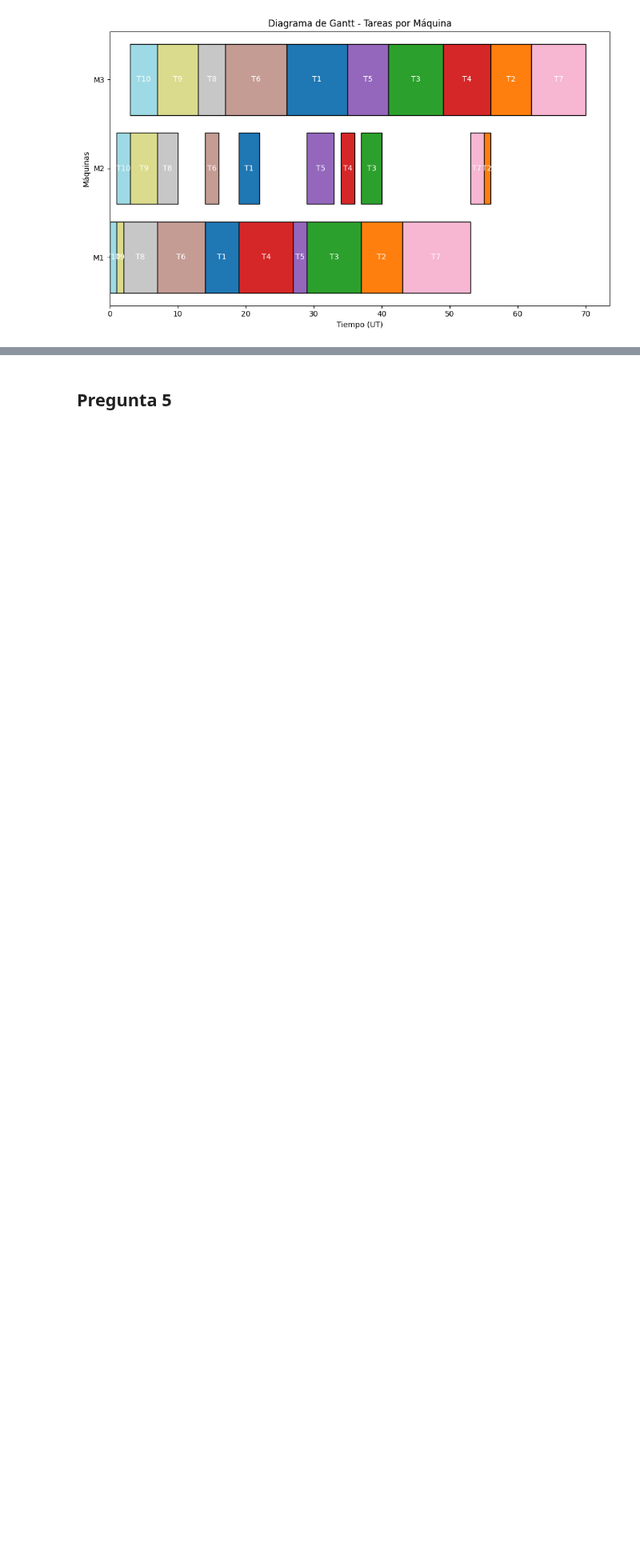
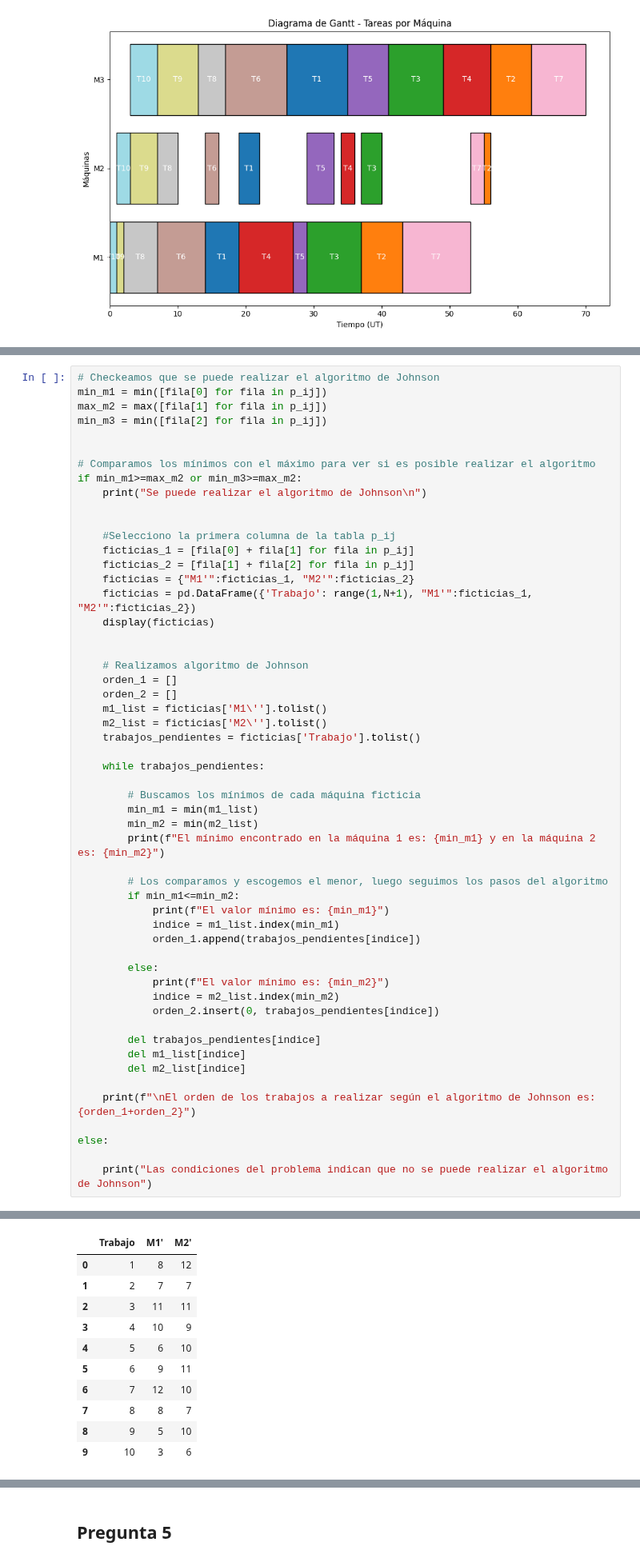
Before and after one commit to Mario-Rivera-A/Tarea2_GOA, a Jupyter notebook: tarea 2.ipynb, the cells around one changed output, grey strips where cells are left out. Shown at 80% size. Saved outputs shown, nothing was run; the diff lists cells and outputs as text; blank space fills up the shorter version.

```diff
--- a/tarea 2.ipynb
+++ b/tarea 2.ipynb
@@ -573,0 +583,55 @@ graficar_gantt(p_ij,M,N)
+# %%
+# Checkeamos que se puede realizar el algoritmo de Johnson
+min_m1 = min([fila[0] for fila in p_ij])
+max_m2 = max([fila[1] for fila in p_ij])
+min_m3 = min([fila[2] for fila in p_ij])
+
+
+# Comparamos los mínimos con el máximo para ver si es posible realizar el algoritmo
+if min_m1>=max_m2 or min_m3>=max_m2:
+    print("Se puede realizar el algoritmo de Johnson\n")
+
+
+    #Selecciono la primera columna de la tabla p_ij
+    ficticias_1 = [fila[0] + fila[1] for fila in p_ij]
+    ficticias_2 = [fila[1] + fila[2] for fila in p_ij]
+    ficticias = {"M1'":ficticias_1, "M2'":ficticias_2}
+    ficticias = pd.DataFrame({'Trabajo': range(1,N+1), "M1'":ficticias_1, "M2'":ficticias_2})
+    display(ficticias)
+
+
+    # Realizamos algoritmo de Johnson
+    orden_1 = []
+    orden_2 = []
+    m1_list = ficticias['M1\''].tolist()
+    m2_list = ficticias['M2\''].tolist()
+    trabajos_pendientes = ficticias['Trabajo'].tolist()
+
+    while trabajos_pendientes:
+
+        # Buscamos los mínimos de cada máquina ficticia
+        min_m1 = min(m1_list)
+        min_m2 = min(m2_list)
+        print(f"El mínimo encontrado en la máquina 1 es: {min_m1} y en la máquina 2 es: {min_m2}")
+
+        # Los comparamos y escogemos el menor, luego seguimos los pasos del algoritmo
+        if min_m1<=min_m2:
+            print(f"El valor mínimo es: {min_m1}")
+            indice = m1_list.index(min_m1)
+            orden_1.append(trabajos_pendientes[indice])
+
+        else:
+            print(f"El valor mínimo es: {min_m2}")
+            indice = m2_list.index(min_m2)
+            orden_2.insert(0, trabajos_pendientes[indice])
+
+        del trabajos_pendientes[indice]
+        del m1_list[indice]
+        del m2_list[indice]
+
+    print(f"\nEl orden de los trabajos a realizar según el algoritmo de Johnson es: {orden_1+orden_2}")
+
+else:
+
+    print("Las condiciones del problema indican que no se puede realizar el algoritmo de Johnson")
+# %% [output]
@@ -573,0 +639,11 @@ graficar_gantt(p_ij,M,N)
+|  | Trabajo | M1' | M2' |
+| 0 | 1 | 8 | 12 |
+| 1 | 2 | 7 | 7 |
+| 2 | 3 | 11 | 11 |
+| 3 | 4 | 10 | 9 |
+| 4 | 5 | 6 | 10 |
+| 5 | 6 | 9 | 11 |
+| 6 | 7 | 12 | 10 |
+| 7 | 8 | 8 | 7 |
+| 8 | 9 | 5 | 10 |
+| 9 | 10 | 3 | 6 |
```
Also changed, not shown: parts of 2 cells of this notebook.
